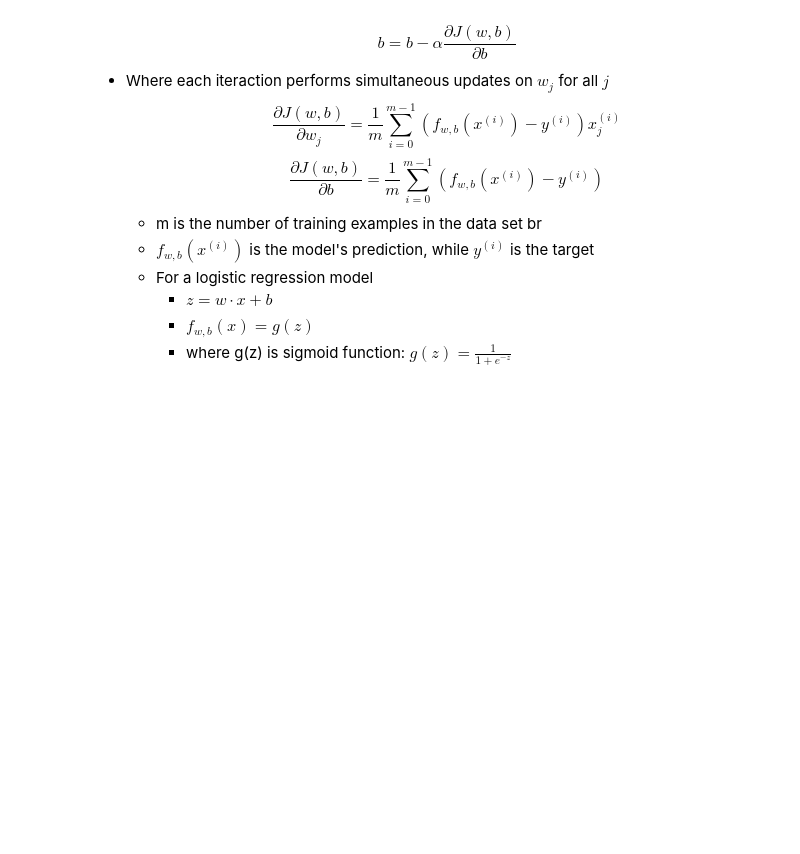
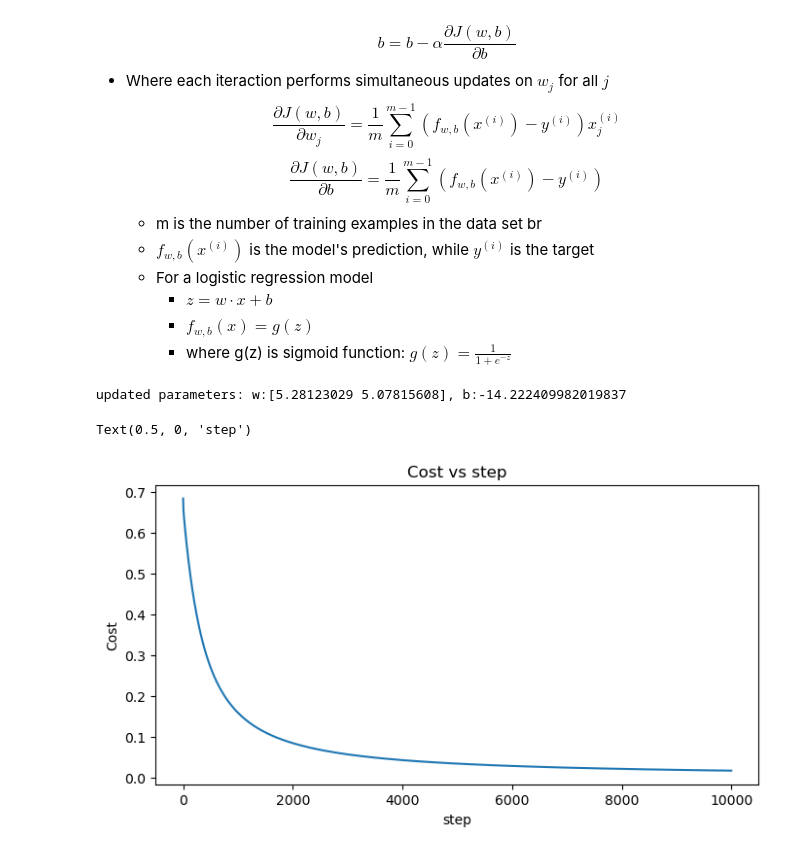
Before and after one commit to HuyinCP/Customize-ML-Models, a Jupyter notebook: Logistic Regression/gradient_descent_logistic_regression.ipynb, the cells around one changed output. Saved outputs shown, nothing was run; the diff lists cells and outputs as text; code cells hidden in the pictures; blank space fills up the shorter version.

```diff
--- a/Logistic Regression/gradient_descent_logistic_regression.ipynb
+++ b/Logistic Regression/gradient_descent_logistic_regression.ipynb
@@ -113,0 +143,32 @@ $$
+# %%
+def gradient_descent(x, y, w_in, b_in, alpha, num_iters):
+    w_out = w_in.copy()
+    b_out = b_in
+    J_history = []
+
+    for i in range(num_iters):
+        dj_dw, dj_db = compute_gradient_logistic(x, y, w_out, b_out)
+        w_out -= alpha * dj_dw
+        b_out -= alpha * dj_db
+        if i<100000:
+            J_history.append(compute_cost_logistic(x, y, w_out, b_out))
+
+    return w_out, b_out, J_history
+# %%
+w_tmp  = np.zeros_like(x_train[0])
+b_tmp = 0.0
+alph = 0.1
+iters = 10000
+w_out, b_out, J_hist = gradient_descent(x_train, y_train, w_tmp, b_tmp, alph, iters)
+print(f"\nupdated parameters: w:{w_out}, b:{b_out}")
+# %% [output]
+updated parameters: w:[5.28123029 5.07815608], b:-14.222409982019837
+# %%
+fig, ax = plt.subplots(figsize=(8, 4))
+ax.plot(J_hist[:1000000])
+ax.set_title("Cost vs step")
+ax.set_ylabel('Cost')
+ax.set_xlabel('step')
+# %% [output]
+Text(0.5, 0, 'step')
+[figure, added]
```
Also changed, not shown: parts of 1 cell of this notebook.
